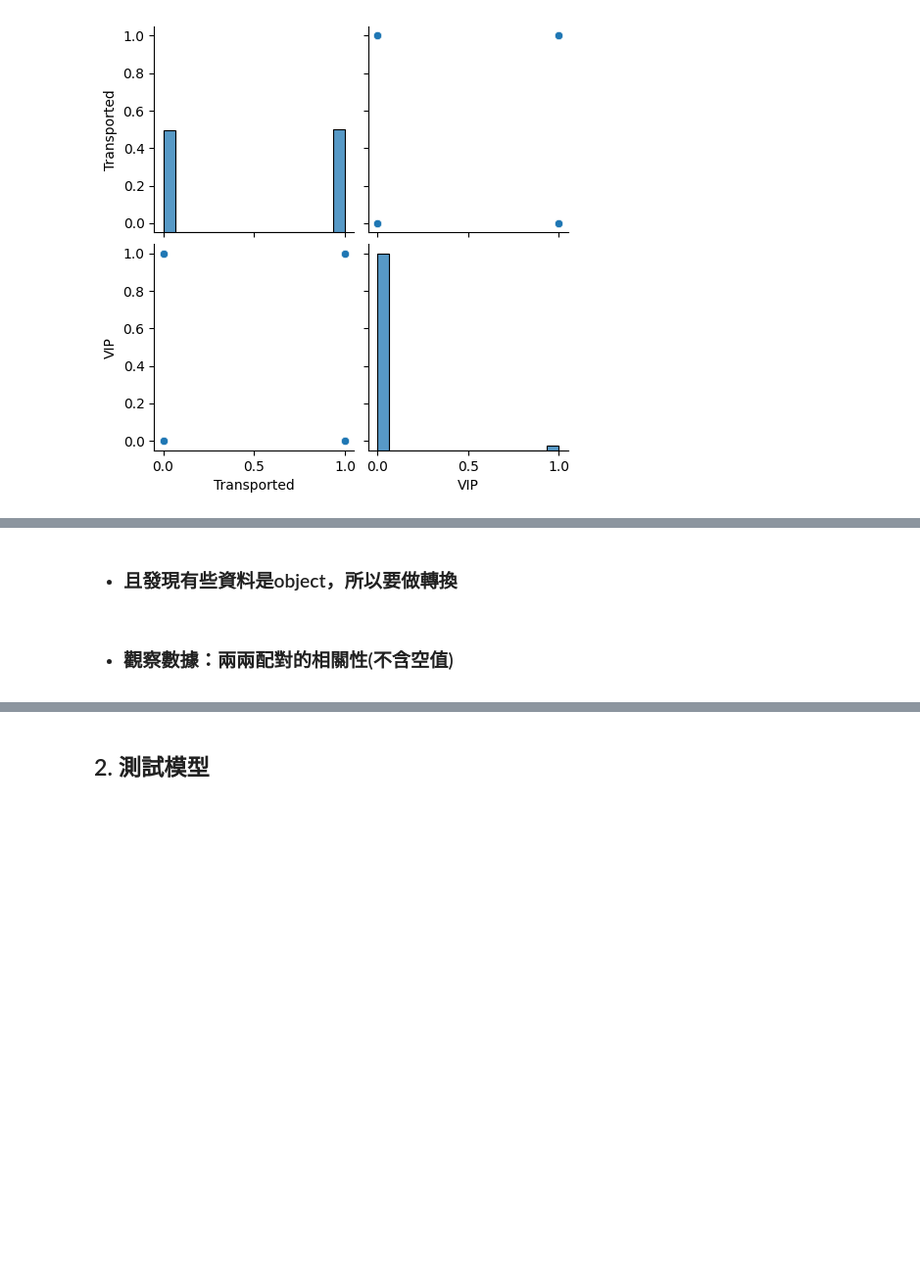
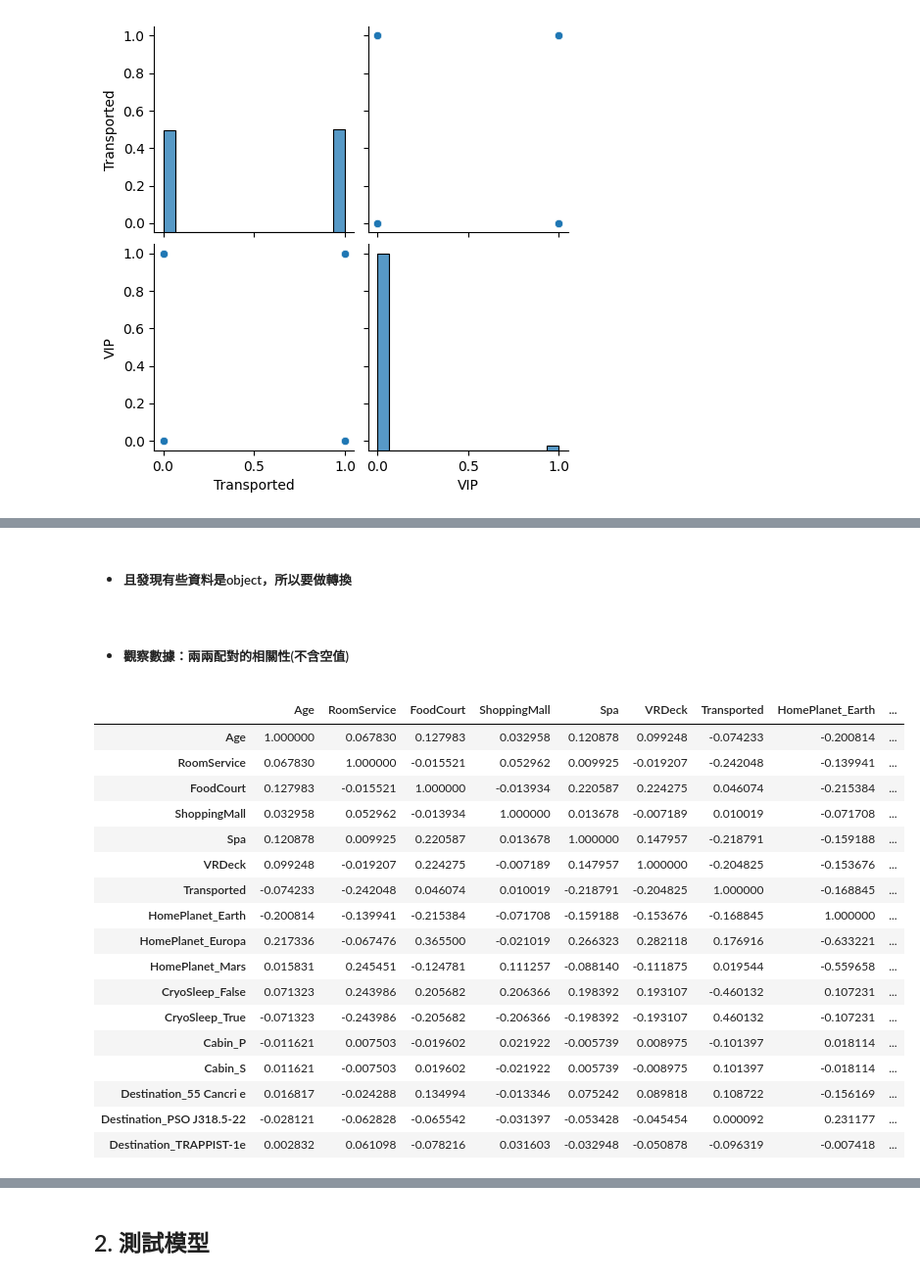
Before and after one commit to WeiYen1103/ml-1121, a Jupyter notebook: hw2.ipynb, the cells around one changed output, grey strips where cells are left out. Shown at 98% size. Saved outputs shown, nothing was run; the diff lists cells and outputs as text; code cells hidden in the pictures; blank space fills up the shorter version.

```diff
--- a/hw2.ipynb
+++ b/hw2.ipynb
@@ -62 +64,3 @@ sns.pairplot(df[['Transported','VIP']],dropna=True)
+# %%
+df.drop(['Name','VIP'],axis=1,inplace=True)
 # %% [markdown]
@@ -123,11 +161,30 @@ df.info()
 # %% [markdown]
-* ### 且發現有些資料是object，所以要做轉換
+* ##### 且發現有些資料是object，所以要做轉換
 # %%
 #將HomePlanet, CryoSleep, Cabin, Destination進行轉換
 df=pd.get_dummies(data=df,dtype=int,columns=['HomePlanet','CryoSleep','Cabin','Destination'])
 # %% [markdown]
-* ### 觀察數據：兩兩配對的相關性(不含空值)
+* ##### 觀察數據：兩兩配對的相關性(不含空值)
 # %%
 #做所有欄位的兩兩配對的相關性(不含空值)
-df.corr()
+df.drop(['PassengerId'],axis=1).corr()
+# %% [output]
+|  | Age | RoomService | FoodCourt | ShoppingMall | Spa | VRDeck | Transported | HomePlanet_Earth | ... |
+| Age | 1.000000 | 0.067830 | 0.127983 | 0.032958 | 0.120878 | 0.099248 | -0.074233 | -0.200814 | ... |
+| RoomService | 0.067830 | 1.000000 | -0.015521 | 0.052962 | 0.009925 | -0.019207 | -0.242048 | -0.139941 | ... |
+| FoodCourt | 0.127983 | -0.015521 | 1.000000 | -0.013934 | 0.220587 | 0.224275 | 0.046074 | -0.215384 | ... |
+| ShoppingMall | 0.032958 | 0.052962 | -0.013934 | 1.000000 | 0.013678 | -0.007189 | 0.010019 | -0.071708 | ... |
+| Spa | 0.120878 | 0.009925 | 0.220587 | 0.013678 | 1.000000 | 0.147957 | -0.218791 | -0.159188 | ... |
+| VRDeck | 0.099248 | -0.019207 | 0.224275 | -0.007189 | 0.147957 | 1.000000 | -0.204825 | -0.153676 | ... |
+| Transported | -0.074233 | -0.242048 | 0.046074 | 0.010019 | -0.218791 | -0.204825 | 1.000000 | -0.168845 | ... |
+| HomePlanet_Earth | -0.200814 | -0.139941 | -0.215384 | -0.071708 | -0.159188 | -0.153676 | -0.168845 | 1.000000 | ... |
+| HomePlanet_Europa | 0.217336 | -0.067476 | 0.365500 | -0.021019 | 0.266323 | 0.282118 | 0.176916 | -0.633221 | ... |
+| HomePlanet_Mars | 0.015831 | 0.245451 | -0.124781 | 0.111257 | -0.088140 | -0.111875 | 0.019544 | -0.559658 | ... |
+| CryoSleep_False | 0.071323 | 0.243986 | 0.205682 | 0.206366 | 0.198392 | 0.193107 | -0.460132 | 0.107231 | ... |
+| CryoSleep_True | -0.071323 | -0.243986 | -0.205682 | -0.206366 | -0.198392 | -0.193107 | 0.460132 | -0.107231 | ... |
+| Cabin_P | -0.011621 | 0.007503 | -0.019602 | 0.021922 | -0.005739 | 0.008975 | -0.101397 | 0.018114 | ... |
+| Cabin_S | 0.011621 | -0.007503 | 0.019602 | -0.021922 | 0.005739 | -0.008975 | 0.101397 | -0.018114 | ... |
+| Destination_55 Cancri e | 0.016817 | -0.024288 | 0.134994 | -0.013346 | 0.075242 | 0.089818 | 0.108722 | -0.156169 | ... |
+| Destination_PSO J318.5-22 | -0.028121 | -0.062828 | -0.065542 | -0.031397 | -0.053428 | -0.045454 | 0.000092 | 0.231177 | ... |
+| Destination_TRAPPIST-1e | 0.002832 | 0.061098 | -0.078216 | 0.031603 | -0.032948 | -0.050878 | -0.096319 | -0.007418 | ... |
 # %% [markdown]
```
Also changed, not shown: parts of 27 cells of this notebook.
